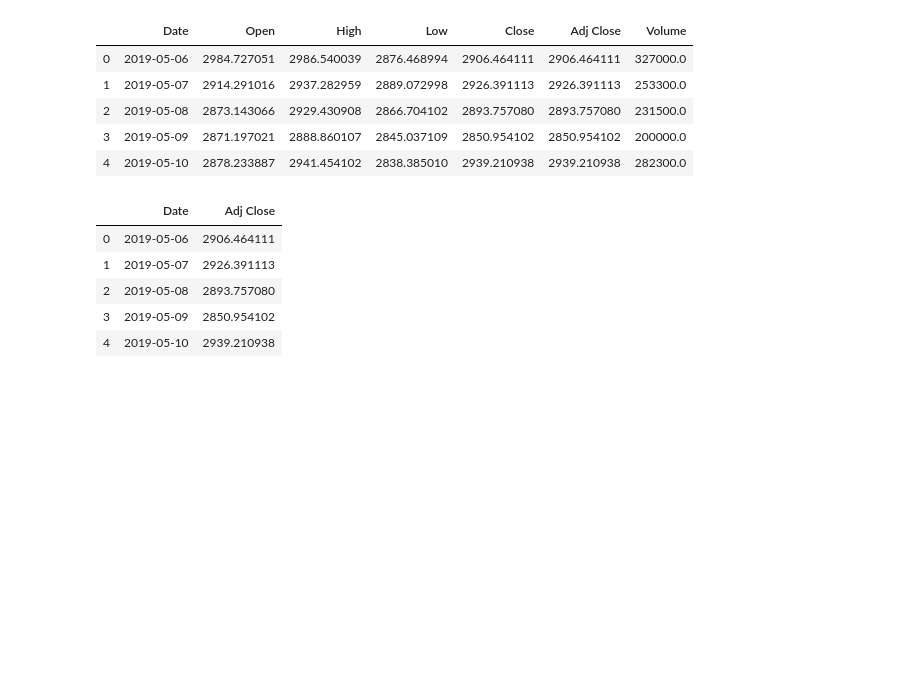
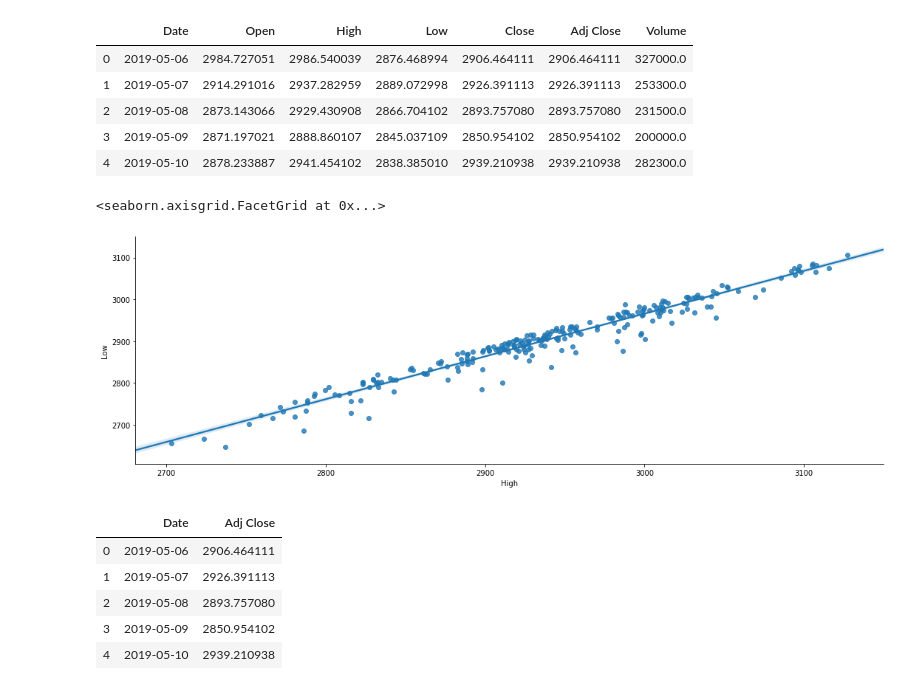
Before and after one commit to alanm1995/Rice_geeks_project, a Jupyter notebook: SSE_Data.ipynb, the cells around one changed output. Cells and saved outputs as stored; diff of their text form; code cells hidden in the pictures; blank space fills up the shorter version.

```diff
--- a/SSE_Data.ipynb
+++ b/SSE_Data.ipynb
@@ -50,6 +50,12 @@ SSE_df.head()
 | 2 | 2019-05-08 | 2873.143066 | 2929.430908 | 2866.704102 | 2893.757080 | 2893.757080 | 231500.0 |
 | 3 | 2019-05-09 | 2871.197021 | 2888.860107 | 2845.037109 | 2850.954102 | 2850.954102 | 200000.0 |
 | 4 | 2019-05-10 | 2878.233887 | 2941.454102 | 2838.385010 | 2939.210938 | 2939.210938 | 282300.0 |
+# %%
+import seaborn as sns
+sns.lmplot(x='High', y='Low', data=SSE_df, aspect=3, fit_reg=True)
+# %% [output]
+<seaborn.axisgrid.FacetGrid at 0x...>
+[figure, added]
 # %%
 SSE_df.drop(columns=['Volume', 'Open', 'High', 'Low', 'Close'], inplace=True)
 SSE_df.head()
```
Also changed, not shown: parts of 5 cells of this notebook.
